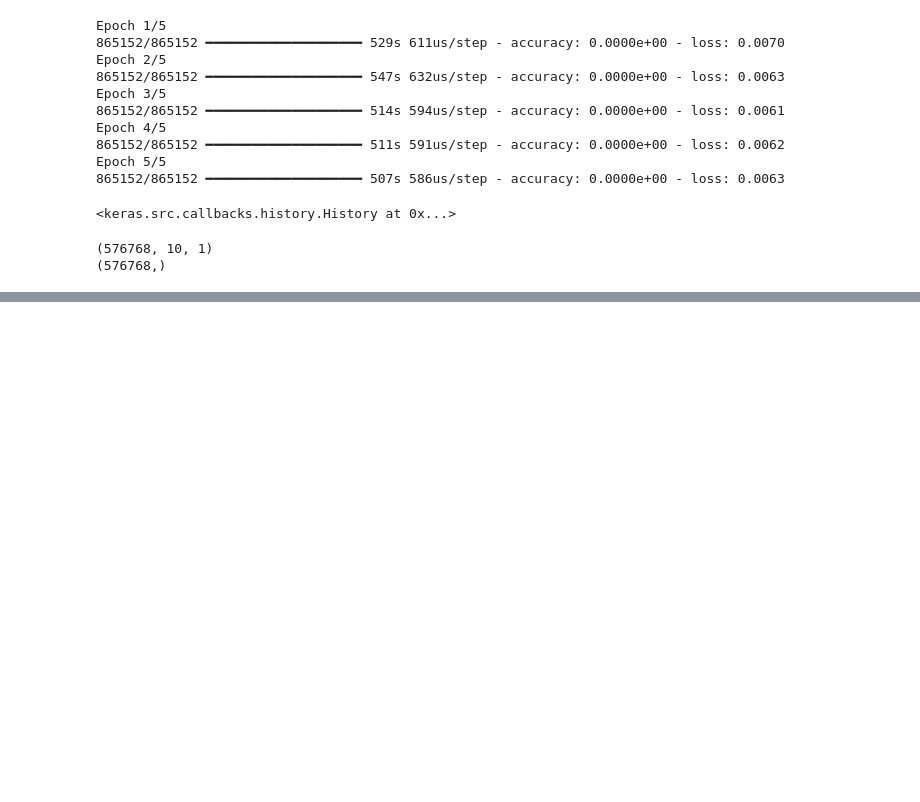
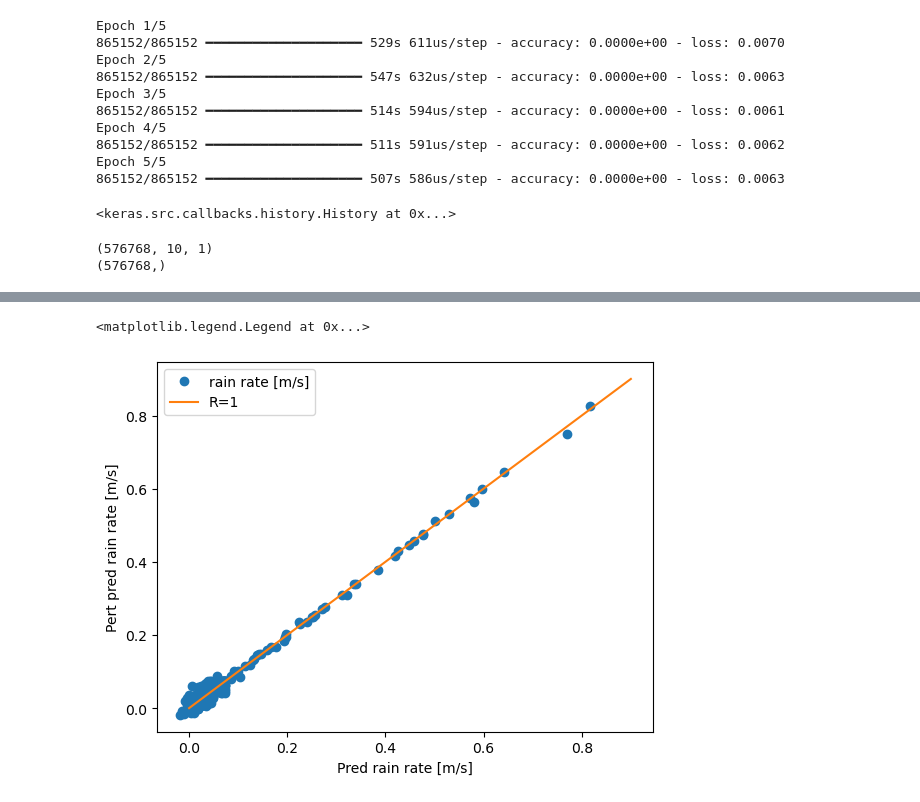
Before and after one commit to llvillanueva/ICTP_summer_school_2024, a Jupyter notebook: CNN_training.ipynb, the cells around one changed output, grey strips where cells are left out. Drawn from its saved outputs; the diff is of its cells as text; code cells hidden in the pictures; blank space fills up the shorter version.

```diff
--- a/CNN_training.ipynb
+++ b/CNN_training.ipynb
@@ -206,0 +222,23 @@ metrics.mean_squared_error(y_test[0:num_test_samples], predicted_y)
+# %%
+# Generate Perturbations
+# Generate a vector of random perturbations
+# Assuming you want a vector of length 10
+length = np.size(x_test[:,8,:])
+# Assuming perturbations are normally distributed with mean=0 and std=1
+mean = 0
+std = 1e-2
+
+pert = np.random.normal(mean, std, length)
+surface_latent_heat_perturbed = np.squeeze(x_test[:,8,0]) + pert;
+surface_sensible_heat_perturbed = np.squeeze(x_test[:,9,0]) + pert;
+# %%
+x_test_per = x_test
+x_test_per[:,8,0] = surface_latent_heat_perturbed
+# %%
+num_test_samples=1000
+frames= np.zeros((num_test_samples,num_of_inputs, 1))
+predicted_y_per= np.zeros((num_test_samples))
+
+for i in range(0,num_test_samples,1):
+    frames = x_test_per[indices_to_test[i],:,:] #
+    predicted_y_per[i] = model.predict(np.expand_dims(frames, axis=0))
@@ -206,0 +267,12 @@ metrics.mean_squared_error(y_test[0:num_test_samples], predicted_y)
+# %%
+# plot of predicted vs. true rainfall
+plt.figure()
+plt.plot(predicted_y, predicted_y_per, linestyle='',marker='o',label='rain rate [m/s]')
+plt.plot(np.arange(0,1,0.1),np.arange(0,1,0.1),label='R=1')
+#plt.plot(temp_top,linestyle='',marker='o', markersize=2,label='temp_top')
+plt.xlabel('Pred rain rate [m/s]')
+plt.ylabel('Pert pred rain rate [m/s]')
+plt.legend()
+# %% [output]
+<matplotlib.legend.Legend at 0x...>
+[figure, added]
```
Also changed, not shown: parts of 6 cells of this notebook.
